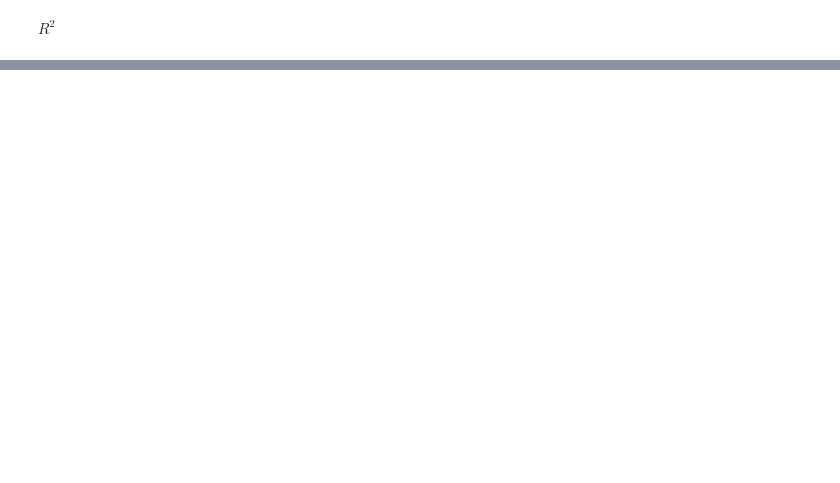
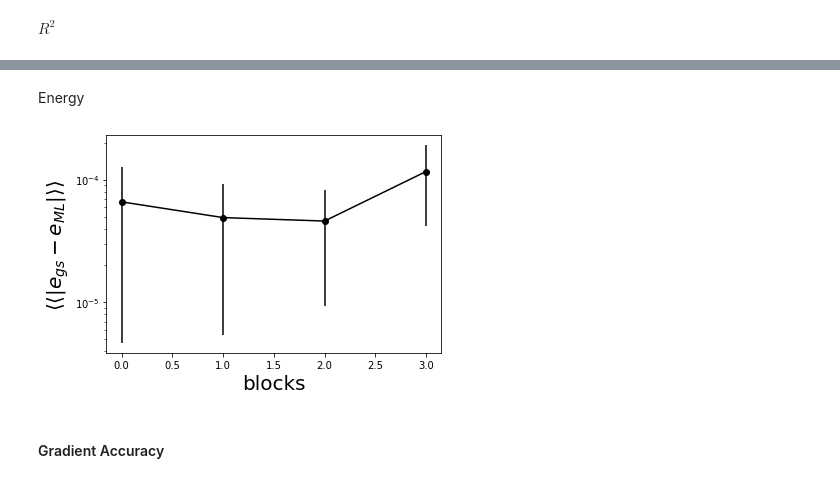
Before and after one commit to emacosta95/dft_for_ising, a Jupyter notebook: test_neural_networks.ipynb, the cells around one changed output, grey strips where cells are left out. Cells and saved outputs as stored; diff of their text form; code cells hidden in the pictures; blank space fills up the shorter version.

```diff
--- a/test_neural_networks.ipynb
+++ b/test_neural_networks.ipynb
@@ -343,5 +343,21 @@ plt.show()
 ## Case b) U-Net without pooling incresing the number of convolutional blocks
 # %% [markdown]
 #### Data
+# %%
+models_name=['2nn_ising/h_5.44_15k_unet_periodic_augmentation_[40, 40]_hc_5_ks_1_ps_2_nconv_0_nblock',
+             '2nn_ising/h_5.44_15k_unet_periodic_augmentation_[40, 40, 40]_hc_5_ks_1_ps_3_nconv_0_nblock',
+             '2nn_ising/h_5.44_15k_unet_periodic_augmentation_[40, 40, 40, 40]_hc_5_ks_1_ps_4_nconv_0_nblock',
+             '2nn_ising/h_5.44_15k_unet_periodic_augmentation_[40, 40, 40, 40, 40]_hc_5_ks_1_ps_5_nconv_0_nblock',
+             ]
+
+
+blocks=np.arange(4)
+
+ls=[16]*len( blocks)
+
+
+data_path=['data/dataset_2nn/test_unet_periodic_2nn_16_l_5.44_h_100_n.npz']*len(blocks)
 # %% [markdown]
 #### Accuracy
+# %%
+r,de,devde=test_models_unet(models_name=models_name,data_path=data_path)
@@ -349,0 +392,12 @@ $R^2$
+# %% [markdown]
+Energy
+# %%
+plt.errorbar(blocks,de,yerr=devde,color='black',marker='o')
+plt.semilogy()
+plt.xlabel('blocks',fontsize=20)
+plt.ylabel(r'$\langle \langle|e_{gs}-e_{ML}| \rangle \rangle$',fontsize=20)
+plt.show()
+# %% [output]
+[figure, added]
+# %% [markdown]
+#### Gradient Accuracy
```
Also changed, not shown: parts of 32 cells of this notebook, 1 other file.
